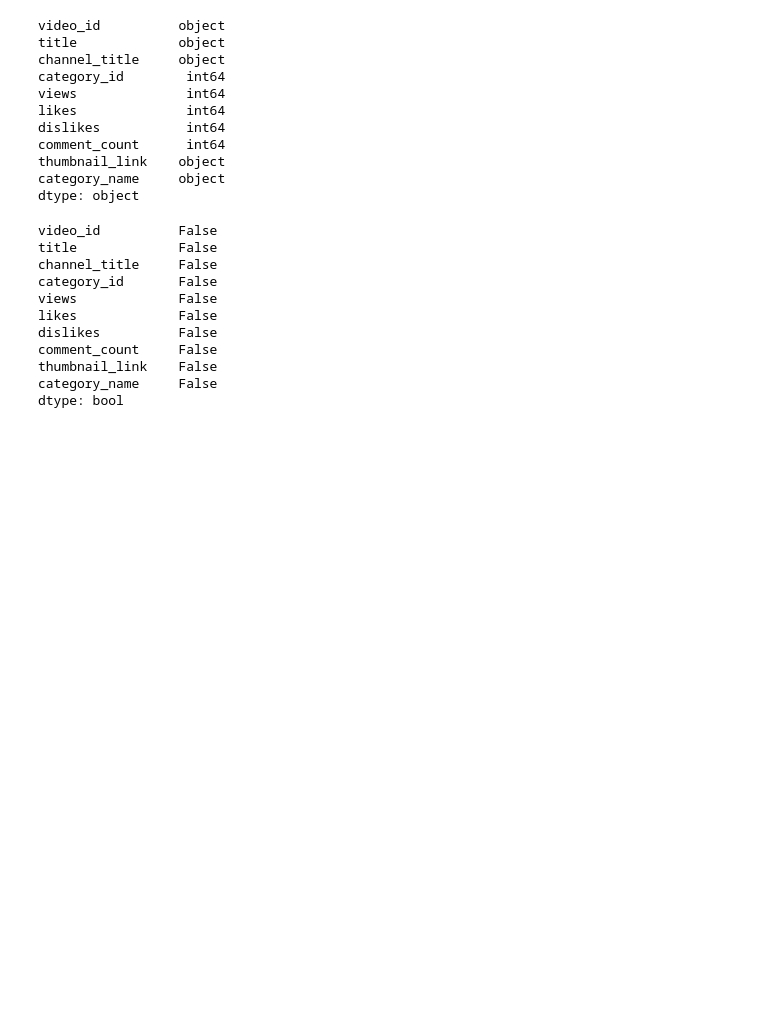
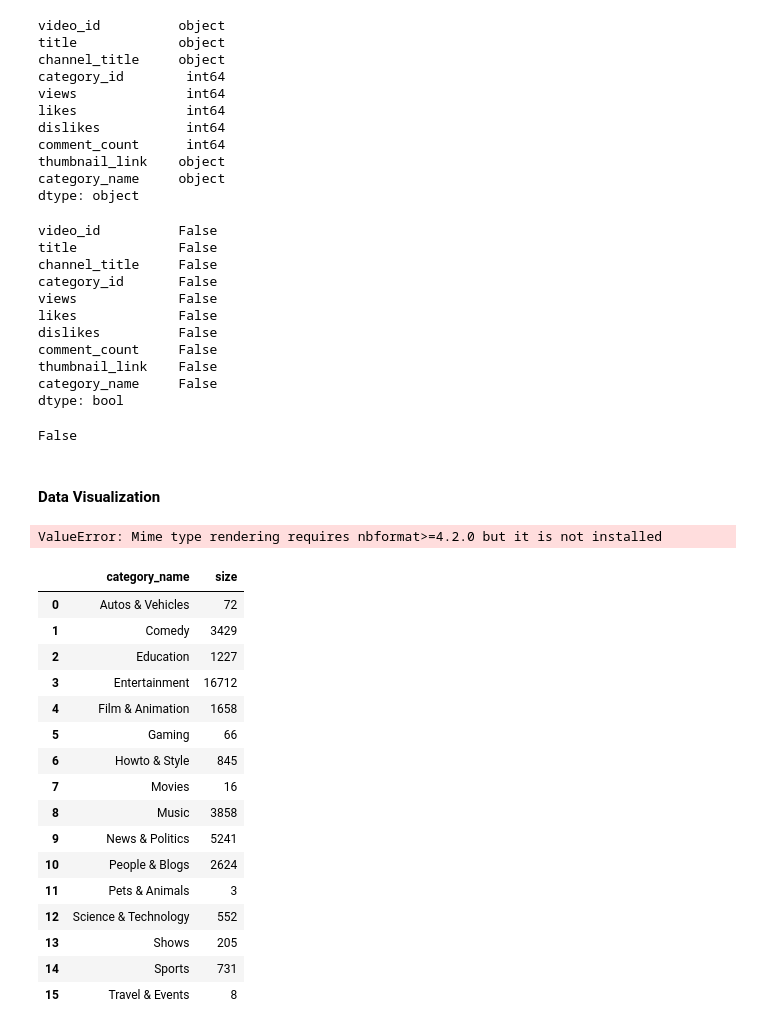
Before and after one commit to jatinundhad/YouTube_recommendation, a Jupyter notebook: preprocessing/preprocessing.ipynb, the cells around one changed output. Cells and saved outputs as stored; diff of their text form; code cells hidden in the pictures; blank space fills up the shorter version.

```diff
--- a/preprocessing/preprocessing.ipynb
+++ b/preprocessing/preprocessing.ipynb
@@ -128,5 +128,43 @@ comment_count     False
 thumbnail_link    False
 category_name     False
 dtype: bool
+# %%
+merged_df = merged_df.drop_duplicates(subset="video_id")
+merged_df.duplicated().any()
+# %% [output]
+False
 # %%
 merged_df.to_csv("preprocessed_data.csv")
+# %% [markdown]
+#### Data Visualization
+# %%
+import plotly.express as px
+from plotly.offline import iplot
+
+fig = px.pie(merged_df, names='category_name', title='category wise videos')
+iplot(fig)
+# %% [output]
+ValueError: Mime type rendering requires nbformat>=4.2.0 but it is not installed
+# %%
+import matplotlib.pyplot as plt
+
+no_videos_categoryWise =merged_df.groupby("category_name", as_index=False).size()
+no_videos_categoryWise
+# %% [output]
+|  | category_name | size |
+| 0 | Autos & Vehicles | 72 |
+| 1 | Comedy | 3429 |
+| 2 | Education | 1227 |
+| 3 | Entertainment | 16712 |
+| 4 | Film & Animation | 1658 |
+| 5 | Gaming | 66 |
+| 6 | Howto & Style | 845 |
+| 7 | Movies | 16 |
+| 8 | Music | 3858 |
+| 9 | News & Politics | 5241 |
+| 10 | People & Blogs | 2624 |
+| 11 | Pets & Animals | 3 |
+| 12 | Science & Technology | 552 |
+| 13 | Shows | 205 |
+| 14 | Sports | 731 |
+| 15 | Travel & Events | 8 |
```
Also changed, not shown: parts of 5 cells of this notebook, 5 other files.
